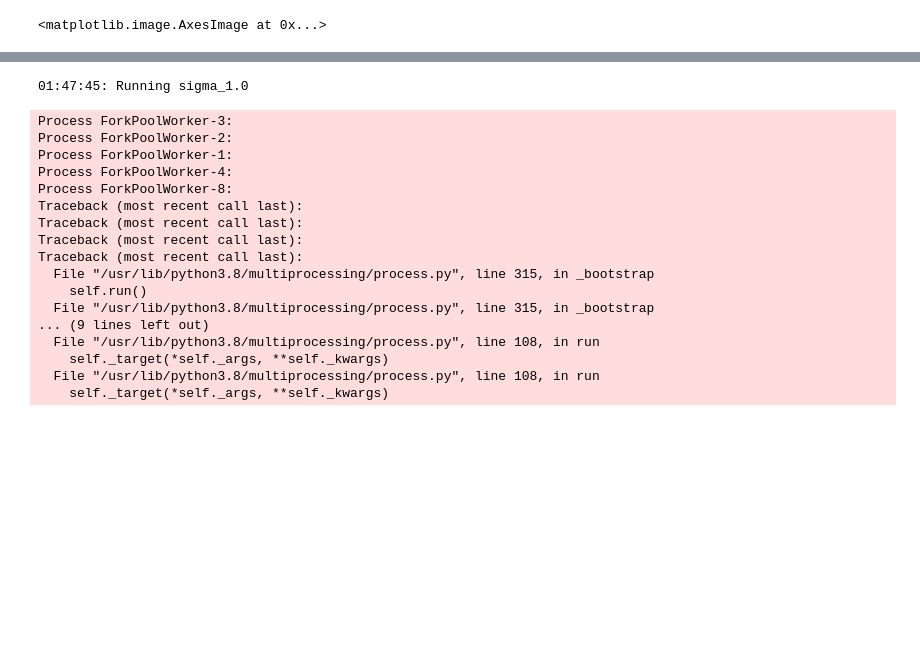
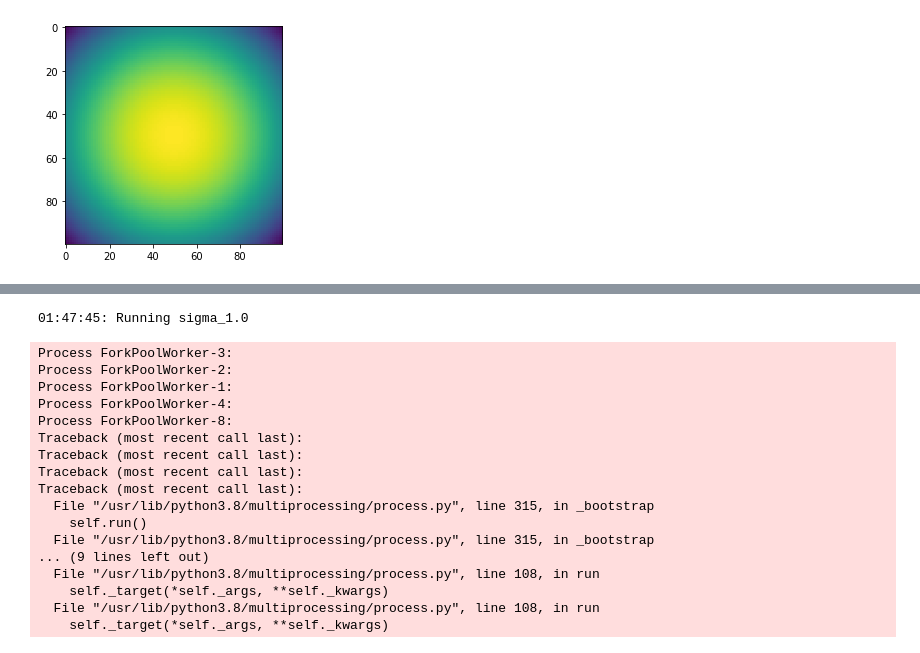
Before and after one commit to Balazzs/2D_speciation, a Jupyter notebook: thing.ipynb, the cells around one changed output, grey strips where cells are left out. Drawn from its saved outputs; the diff is of its cells as text; code cells hidden in the pictures; blank space fills up the shorter version.

```diff
--- a/thing.ipynb
+++ b/thing.ipynb
@@ -164,13 +160,13 @@ for time, x in r.history.items():
 # %%
-asd = np.zeros((100,100))
+field = np.zeros((100,100))
 f   = 0.01
 A   = np.array([[(1-f)**-1, 0],[0, 1-f]])
 
 for i, x in enumerate(np.linspace(-1, 1, 100)):
     for j, y in enumerate(np.linspace(-1, 1, 100)):
         X = np.array([x,y])
-        asd[i, j] = 1 - np.dot(X, np.dot(A, X))
+        field[i, j] = 1 - np.dot(X, np.dot(A, X))
 # %%
-plt.figure()
-plt.imshow(asd)
+plt.figure(figsize=(4,4))
+plt.imshow(asd);
 # %% [output]
@@ -179,2 +173,2 @@ plt.imshow(asd)
-<matplotlib.image.AxesImage at 0x...>
+[figure, added]
 # %%
```
Also changed, not shown: parts of 17 cells of this notebook.
